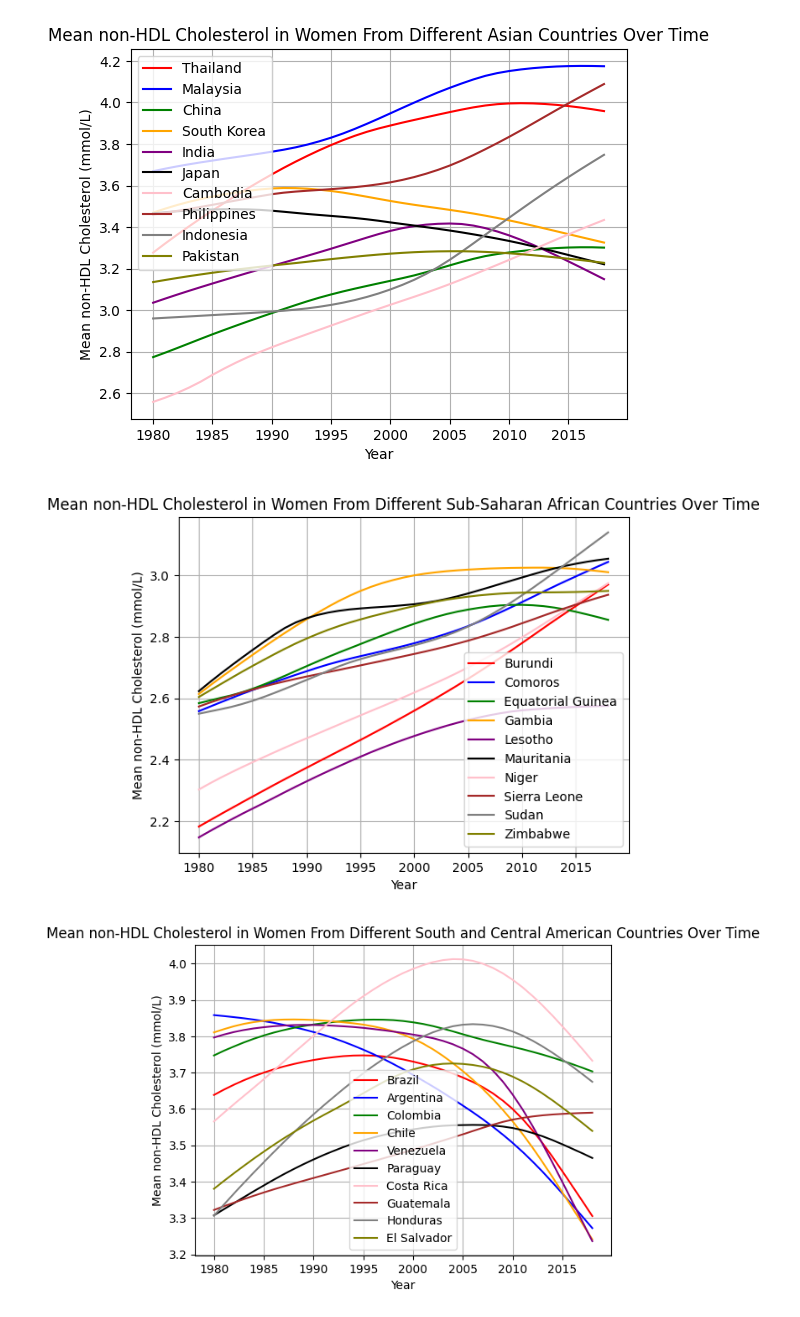
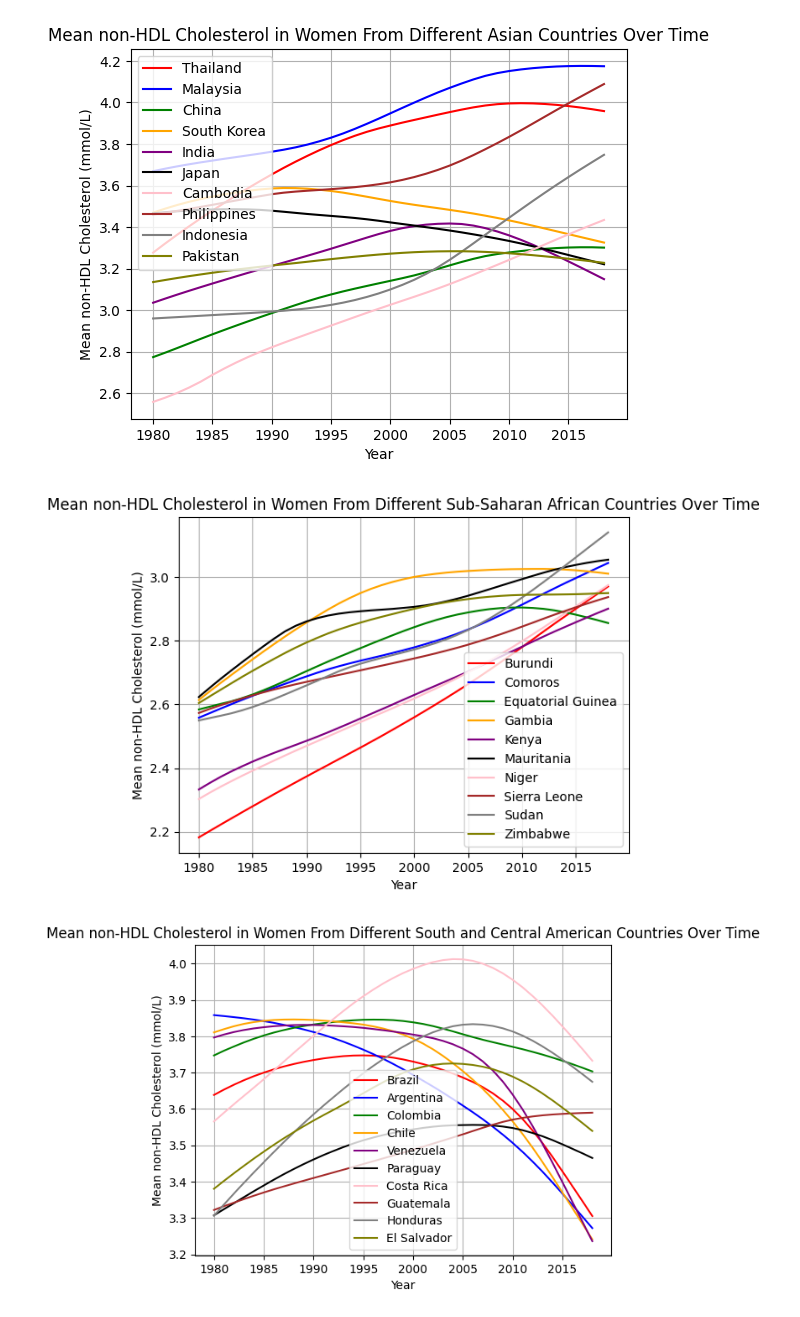
Before and after one commit to jocelynbrownie27-max/Cholesterol-Project, a Jupyter notebook: DSRP_2026_Jocelyn_Browne_(CHOLESTEROL).ipynb, the cells around one changed output. Drawn from its saved outputs; the diff is of its cells as text; code cells hidden in the pictures.

```diff
--- a/DSRP_2026_Jocelyn_Browne_(CHOLESTEROL).ipynb
+++ b/DSRP_2026_Jocelyn_Browne_(CHOLESTEROL).ipynb
@@ -490,34 +490,34 @@ plt.show()
 # %%
 first_line = df[(df['Country/Region/World'] == 'Burundi') & (df['Sex'] == 'Women')].copy()
 second_line = df[(df['Country/Region/World'] == 'Comoros') & (df['Sex'] == 'Women')].copy()
 third_line = df[(df['Country/Region/World'] == 'Equatorial Guinea') & (df['Sex'] == 'Women')].copy()
 fourth_line = df[(df['Country/Region/World'] == 'Gambia') & (df['Sex'] == 'Women')].copy()
-fifth_line = df[(df['Country/Region/World'] == 'Lesotho') & (df['Sex'] == 'Women')].copy()
+fifth_line = df[(df['Country/Region/World'] == 'Kenya') & (df['Sex'] == 'Women')].copy()
 sixth_line = df[(df['Country/Region/World'] == 'Mauritania') & (df['Sex'] == 'Women')].copy()
 seventh_line = df[(df['Country/Region/World'] == 'Niger') & (df['Sex'] == 'Women')].copy()
 eighth_line = df[(df['Country/Region/World'] == 'Sierra Leone') & (df['Sex'] == 'Women')].copy()
 ninth_line = df[(df['Country/Region/World'] == 'Sudan') & (df['Sex'] == 'Women')].copy()
 tenth_line = df[(df['Country/Region/World'] == 'Zimbabwe') & (df['Sex'] == 'Women')].copy()
 
 plt.plot(specific_country_df['Year'], first_line['Mean non-HDL cholesterol (mmol/L)'], label="Burundi", color='red')
 plt.plot(second_line['Year'], second_line['Mean non-HDL cholesterol (mmol/L)'], label="Comoros", color='blue')
 plt.plot(third_line['Year'], third_line['Mean non-HDL cholesterol (mmol/L)'], label="Equatorial Guinea", color='green')
 plt.plot(fourth_line['Year'], fourth_line['Mean non-HDL cholesterol (mmol/L)'], label="Gambia", color='orange')
-plt.plot(fifth_line['Year'], fifth_line['Mean non-HDL cholesterol (mmol/L)'], label="Lesotho", color='purple')
+plt.plot(fifth_line['Year'], fifth_line['Mean non-HDL cholesterol (mmol/L)'], label="Kenya", color='purple')
 plt.plot(sixth_line['Year'], sixth_line['Mean non-HDL cholesterol (mmol/L)'], label="Mauritania", color='black')
 plt.plot(seventh_line['Year'], seventh_line['Mean non-HDL cholesterol (mmol/L)'], label="Niger", color='pink')
 plt.plot(eighth_line['Year'], eighth_line['Mean non-HDL cholesterol (mmol/L)'], label="Sierra Leone", color='brown')
 plt.plot(ninth_line['Year'], ninth_line['Mean non-HDL cholesterol (mmol/L)'], label="Sudan", color='gray')
 plt.plot(tenth_line['Year'], tenth_line['Mean non-HDL cholesterol (mmol/L)'], label="Zimbabwe", color='olive')
 
 plt.legend()
 plt.grid(True)
 plt.xlabel('Year')
 plt.ylabel('Mean non-HDL Cholesterol (mmol/L)')
 plt.title('Mean non-HDL Cholesterol in Women From Different Sub-Saharan African Countries Over Time')
 plt.show()
 # %% [output]
-[figure, old version]
+[figure, new version]
 # %%
 first_line = df[(df['Country/Region/World'] == 'Brazil') & (df['Sex'] == 'Women')].copy()
 second_line = df[(df['Country/Region/World'] == 'Argentina') & (df['Sex'] == 'Women')].copy()
```
Also changed, not shown: parts of 1 cell of this notebook.
